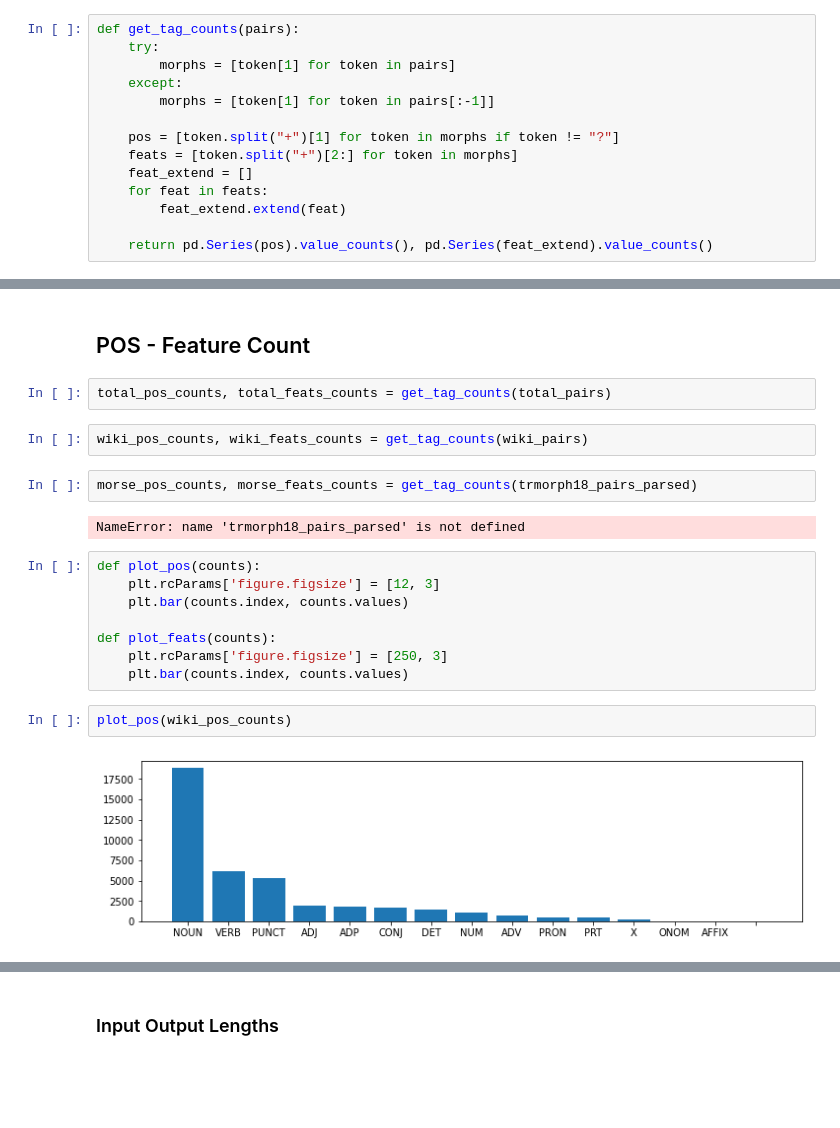
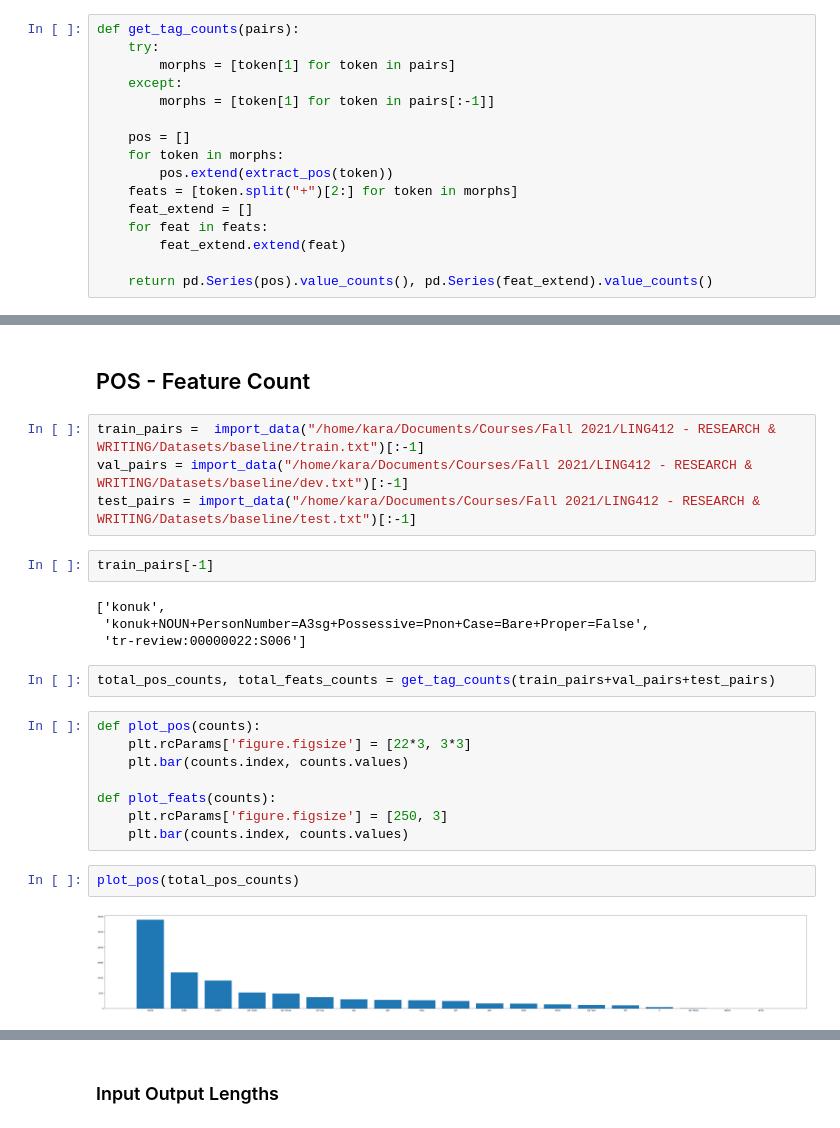
Before and after one commit to karahan-sahin/Char-Level-Morphological-Parsing-with-Transformers, a Jupyter notebook: Scripts/Data Analysis.ipynb, the cells around one changed output, grey strips where cells are left out. Cells and saved outputs as stored; diff of their text form; blank space fills up the shorter version.

```diff
--- a/Scripts/Data Analysis.ipynb
+++ b/Scripts/Data Analysis.ipynb
@@ -39,7 +43,9 @@ def get_tag_counts(pairs):
     except:
         morphs = [token[1] for token in pairs[:-1]]
 
-    pos = [token.split("+")[1] for token in morphs if token != "?"]
+    pos = []
+    for token in morphs:
+        pos.extend(extract_pos(token))
     feats = [token.split("+")[2:] for token in morphs]
     feat_extend = []
     for feat in feats:
@@ -85,24 +97,28 @@ büyük          101
 dtype: int64
 # %% [markdown]
 ## POS - Feature Count
+# %%
+train_pairs =  import_data("/home/kara/Documents/Courses/Fall 2021/LING412 - RESEARCH & WRITING/Datasets/baseline/train.txt")[:-1]
+val_pairs = import_data("/home/kara/Documents/Courses/Fall 2021/LING412 - RESEARCH & WRITING/Datasets/baseline/dev.txt")[:-1]
+test_pairs = import_data("/home/kara/Documents/Courses/Fall 2021/LING412 - RESEARCH & WRITING/Datasets/baseline/test.txt")[:-1]
+# %%
+train_pairs[-1]
+# %% [output]
+['konuk',
+ 'konuk+NOUN+PersonNumber=A3sg+Possessive=Pnon+Case=Bare+Proper=False',
+ 'tr-review:00000022:S006']
 # %%
-total_pos_counts, total_feats_counts = get_tag_counts(total_pairs)
+total_pos_counts, total_feats_counts = get_tag_counts(train_pairs+val_pairs+test_pairs)
-# %%
-wiki_pos_counts, wiki_feats_counts = get_tag_counts(wiki_pairs)
-# %%
-morse_pos_counts, morse_feats_counts = get_tag_counts(trmorph18_pairs_parsed)
-# %% [output]
-NameError: name 'trmorph18_pairs_parsed' is not defined
 # %%
 def plot_pos(counts):
-    plt.rcParams['figure.figsize'] = [12, 3]
+    plt.rcParams['figure.figsize'] = [22*3, 3*3]
     plt.bar(counts.index, counts.values)
 
 def plot_feats(counts):
     plt.rcParams['figure.figsize'] = [250, 3]
     plt.bar(counts.index, counts.values)
 # %%
-plot_pos(wiki_pos_counts)
+plot_pos(total_pos_counts)
 # %% [output]
-[figure, old version]
+[figure, new version]
 # %%
```
Also changed, not shown: parts of 38 cells of this notebook, 22 other files.
